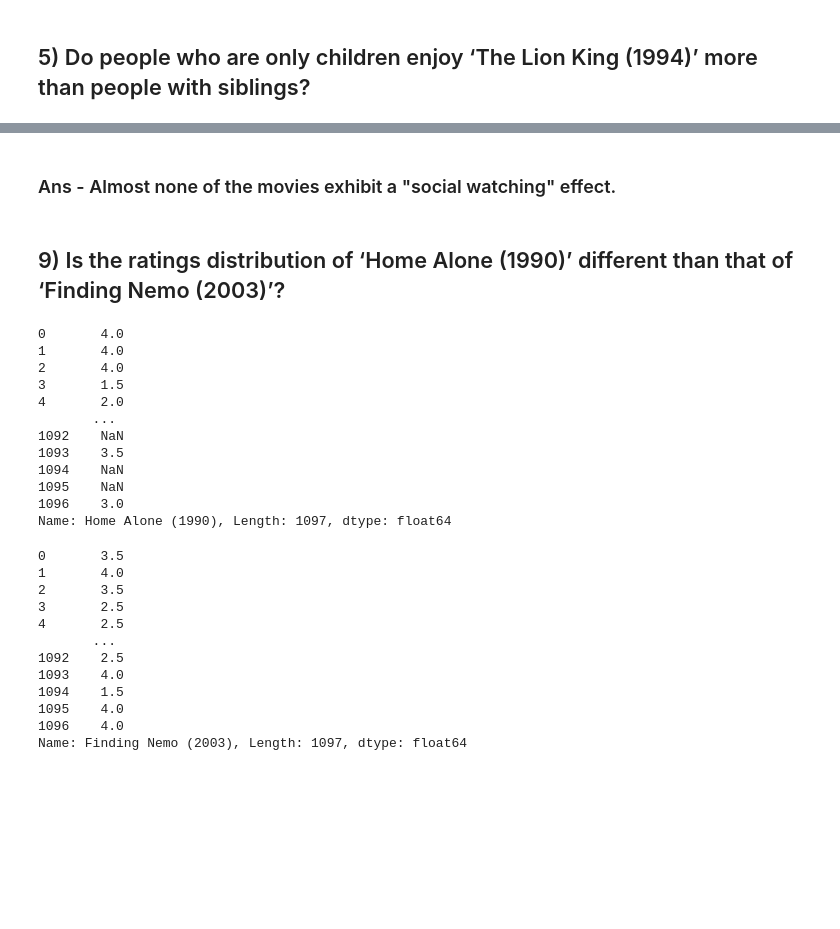
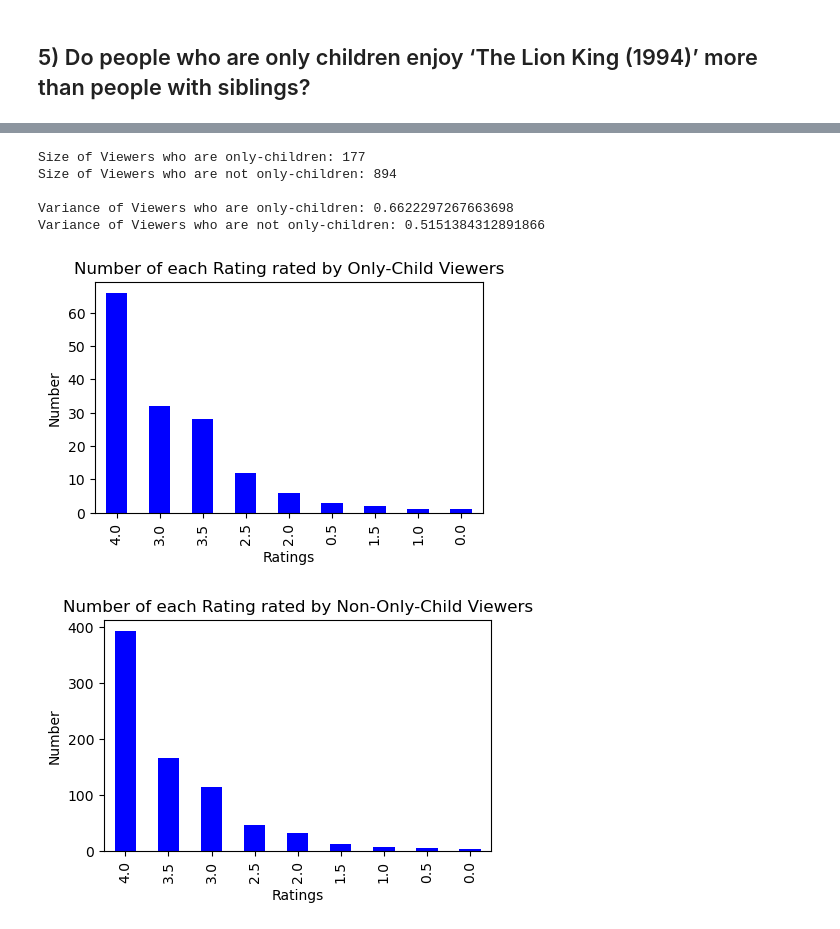
Before and after one commit to ANNIZHENG/DataAnalysis1, a Jupyter notebook: DataAnalysis1.ipynb, the cells around one changed output, grey strips where cells are left out. Drawn from its saved outputs; the diff is of its cells as text; code cells hidden in the pictures; blank space fills up the shorter version.

```diff
--- a/DataAnalysis1.ipynb
+++ b/DataAnalysis1.ipynb
@@ -482,34 +285,35 @@ ratio*100
-# %% [markdown]
-### Ans - Almost none of the movies exhibit a "social watching" effect.
-# %% [markdown]
-## 9) Is the ratings distribution of ‘Home Alone (1990)’ different than that of ‘Finding Nemo (2003)’?
-# %%
-movies['Home Alone (1990)']
-# %% [output]
-0       4.0
-1       4.0
-2       4.0
-3       1.5
-4       2.0
-       ...
-1092    NaN
-1093    3.5
-1094    NaN
-1095    NaN
-1096    3.0
-Name: Home Alone (1990), Length: 1097, dtype: float64
-# %%
-movies['Finding Nemo (2003)']
-# %% [output]
-0       3.5
-1       4.0
-2       3.5
-3       2.5
-4       2.5
-       ...
-1092    2.5
-1093    4.0
-1094    1.5
-1095    4.0
-1096    4.0
-Name: Finding Nemo (2003), Length: 1097, dtype: float64
+# %%
+# Since there is a large discrepency between sample rating sizes contribued by the only-child viewers
+# and that contributed by the non-only-child viewers, so again, deducing the data to samples
+# means would not be reasonable because one group might be more susceptible to bias than the other.
+
+print('Size of Viewers who are only-children:', len(lion_onlychild_y))
+print('Size of Viewers who are not only-children:', len(lion_onlychild_n))
+print()
+print('Variance of Viewers who are only-children:', np.var(lion_onlychild_y))
+print('Variance of Viewers who are not only-children:', np.var(lion_onlychild_n))
+# %% [output]
+Size of Viewers who are only-children: 177
+Size of Viewers who are not only-children: 894
+
+Variance of Viewers who are only-children: 0.6622297267663698
+Variance of Viewers who are not only-children: 0.5151384312891866
+# %%
+# Concat two ratings into one DataFrame for statistical use
+
+lion_onlychild_y.value_counts().plot(kind='bar', color='blue', figsize=(5, 3))
+plt.title("Number of each Rating rated by Only-Child Viewers")
+plt.xlabel("Ratings")
+plt.ylabel("Number")
+plt.show()
+
+lion_onlychild_n.value_counts().plot(kind='bar', color='blue', figsize=(5, 3))
+plt.title("Number of each Rating rated by Non-Only-Child Viewers")
+plt.xlabel("Ratings")
+plt.ylabel("Number")
+plt.show()
+
+# The data distribution of both groups are somewhat skewed so we are going to use medians in statistical test
+# %% [output]
+[figure, added]
+[figure, added]
```
Also changed, not shown: parts of 44 cells of this notebook.
